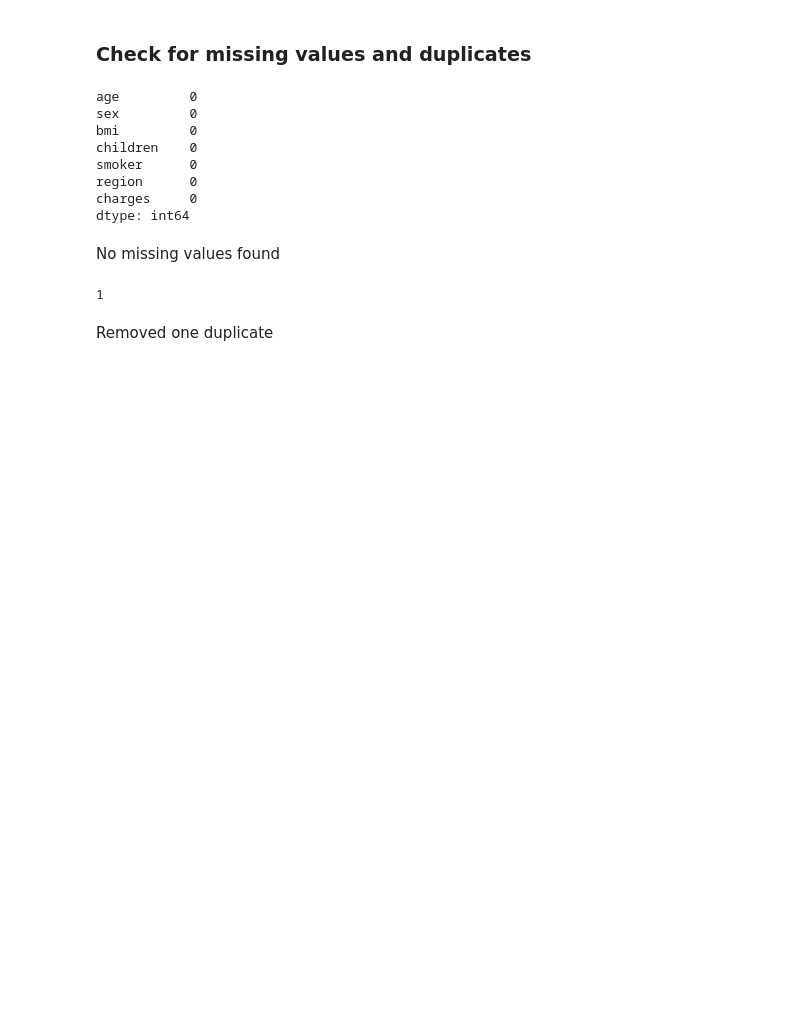
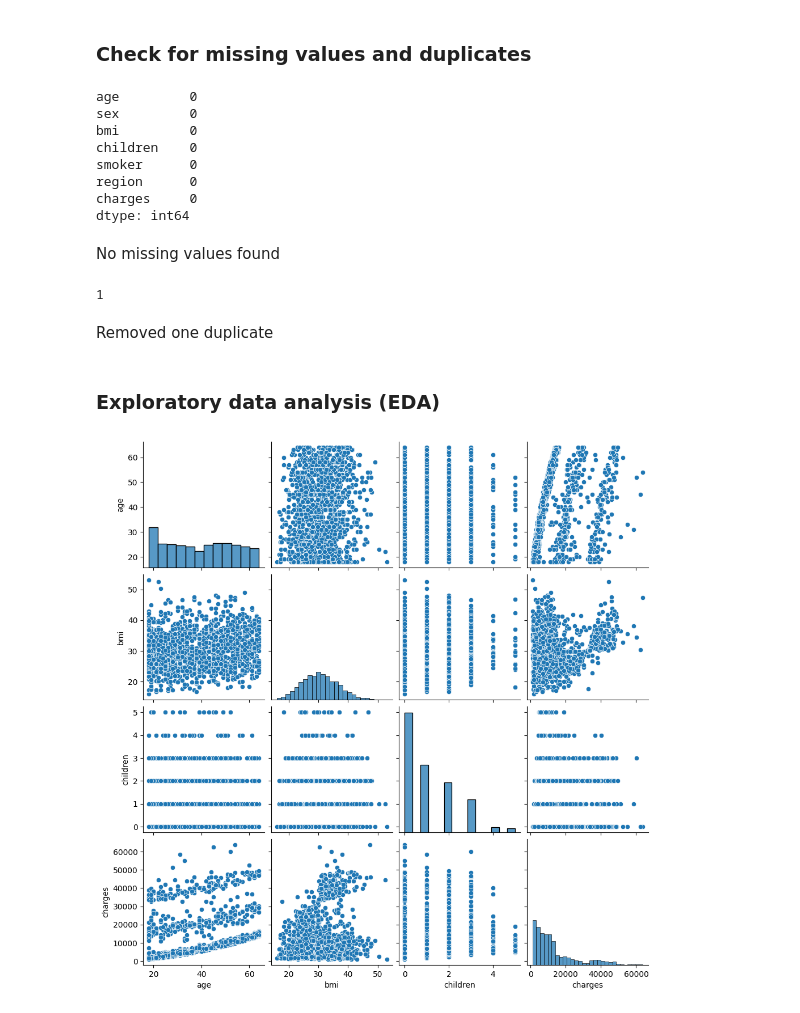
Before and after one commit to VladHolobyn/medical-insurance-price-prediction, a Jupyter notebook: notebooks/notebook.ipynb, the cells around one changed output. Cells and saved outputs as stored; diff of their text form; code cells hidden in the pictures; blank space fills up the shorter version.

```diff
--- a/notebooks/notebook.ipynb
+++ b/notebooks/notebook.ipynb
@@ -73,3 +73,10 @@ df.duplicated().sum()
 df.drop_duplicates(inplace=True)
 # %% [markdown]
 Removed one duplicate
+# %% [markdown]
+### Exploratory data analysis (EDA)
+# %%
+sns.pairplot(df)
+plt.show()
+# %% [output]
+[figure, added]
```
Also changed, not shown: parts of 5 cells of this notebook.
